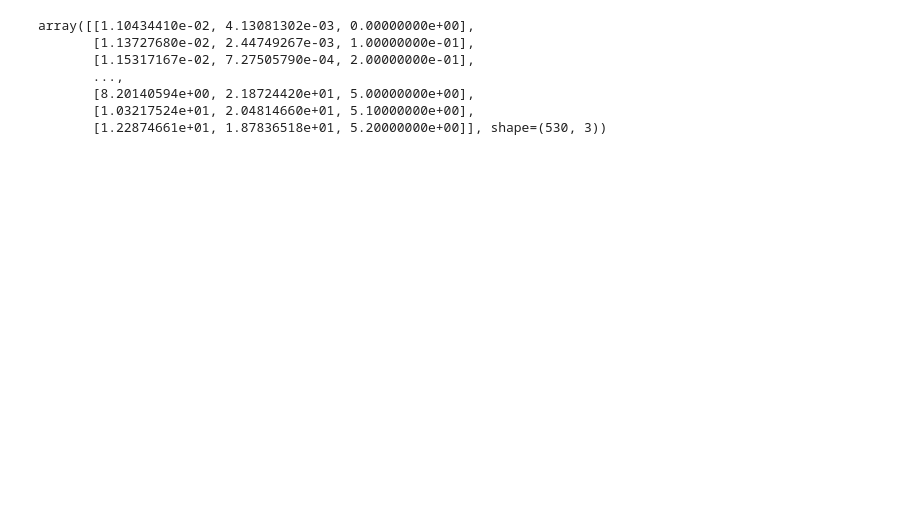
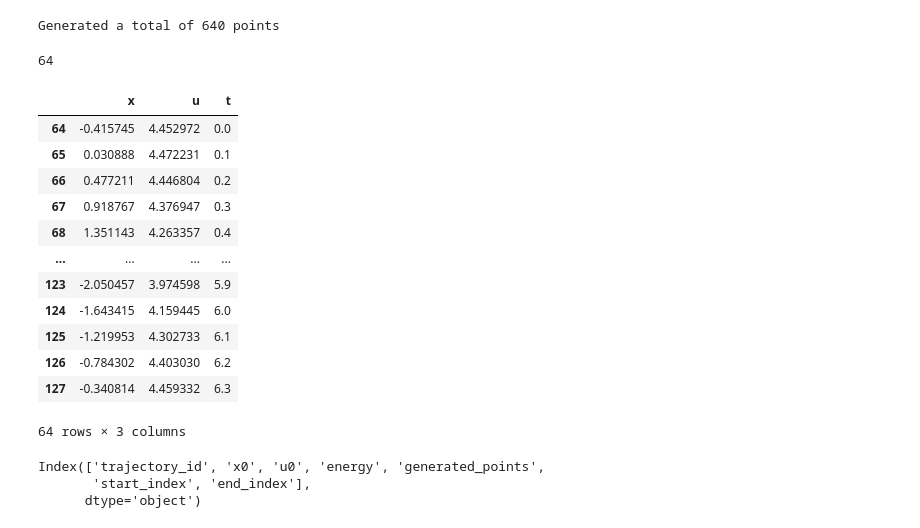
Before and after one commit to thomasGR9/Hamilton_Jacobi_NN, a Jupyter notebook: data_generator_and_sorting.ipynb, the cells around one changed output. Drawn from its saved outputs; the diff is of its cells as text; code cells hidden in the pictures; blank space fills up the shorter version.

```diff
--- a/data_generator_and_sorting.ipynb
+++ b/data_generator_and_sorting.ipynb
@@ -511,10 +543,28 @@ Phase.make_oscillators(n_oscillators=10, max_x0=20, max_u0=20, method='stratifie
 # %%
-Phase.generate_all_oscillators_points(t_final=2*np.pi/Phase.oscillators[0].omega, dt=0.1, analyticaly=True, save=True)
+Phase.generate_all_oscillators_points(t_final='period', dt=0.1, analyticaly=True)
 # %% [output]
-array([[1.10434410e-02, 4.13081302e-03, 0.00000000e+00],
-       [1.13727680e-02, 2.44749267e-03, 1.00000000e-01],
-       [1.15317167e-02, 7.27505790e-04, 2.00000000e-01],
-       ...,
-       [8.20140594e+00, 2.18724420e+01, 5.00000000e+00],
-       [1.03217524e+01, 2.04814660e+01, 5.10000000e+00],
-       [1.22874661e+01, 1.87836518e+01, 5.20000000e+00]], shape=(530, 3))
+Generated a total of 640 points
+# %%
+df = Phase.make_trajectories_ids_df()
+# %%
+df_1 = Phase.make_trajectories_df()
+# %%
+len(Phase.oscillators[1].generated_points)
+# %% [output]
+64
+# %%
+df_1.iloc[df.loc[1, 'start_index']:df.loc[1, 'end_index']]
+# %% [output]
+|  | x | u | t |
+| 64 | -0.415745 | 4.452972 | 0.0 |
+| 65 | 0.030888 | 4.472231 | 0.1 |
+| 66 | 0.477211 | 4.446804 | 0.2 |
+| 67 | 0.918767 | 4.376947 | 0.3 |
+| 68 | 1.351143 | 4.263357 | 0.4 |
+| ... | ... | ... | ... |
+| 123 | -2.050457 | 3.974598 | 5.9 |
+| 124 | -1.643415 | 4.159445 | 6.0 |
+| 125 | -1.219953 | 4.302733 | 6.1 |
+| 126 | -0.784302 | 4.403030 | 6.2 |
+| 127 | -0.340814 | 4.459332 | 6.3 |
+64 rows × 3 columns
@@ -520,0 +625,6 @@ array([[1.10434410e-02, 4.13081302e-03, 0.00000000e+00],
+# %%
+df.columns
+# %% [output]
+Index(['trajectory_id', 'x0', 'u0', 'energy', 'generated_points',
+       'start_index', 'end_index'],
+      dtype='object')
```
Also changed, not shown: parts of 23 cells of this notebook.
